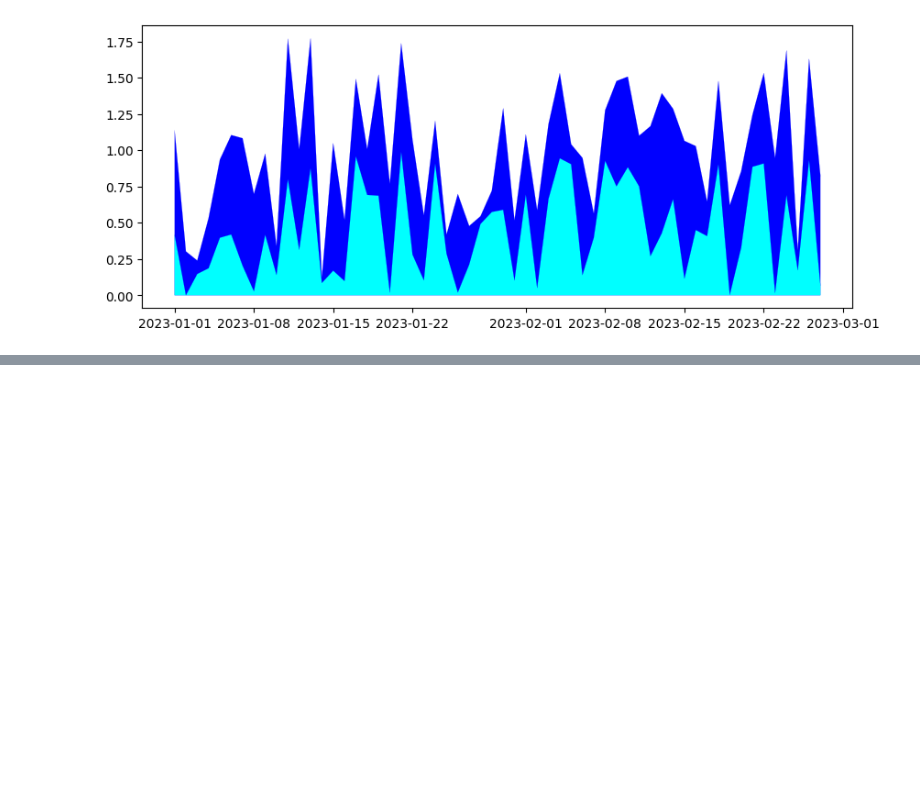
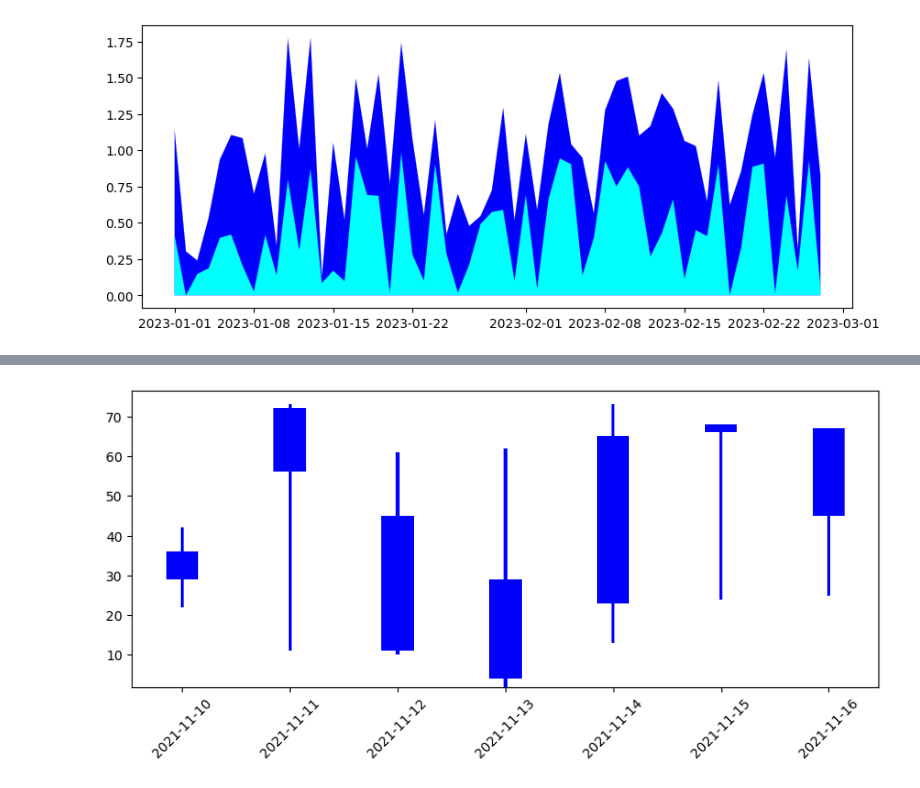
Before and after one commit to kazmierczakP/DataScienceNotebooks, a Jupyter notebook: Visualization.ipynb, the cells around one changed output, grey strips where cells are left out. Cells and saved outputs as stored; diff of their text form; code cells hidden in the pictures; blank space fills up the shorter version.

```diff
--- a/Visualization.ipynb
+++ b/Visualization.ipynb
@@ -739,0 +790,7 @@ plt.fill_between(df.index,df['col1'],df['zero'],where=df['zero']<df['col1'],face
+# %%
+df = pd.DataFrame({'open': [36, 56, 45, 29, 65, 66, 67],
+                             'close': [29, 72, 11, 4, 23, 68, 45],
+                             'high': [42, 73, 61, 62, 73, 68, 67],
+                             'low': [22, 11, 10, 2, 13, 24, 25]},
+                            index=pd.date_range(
+                              "2021-11-10", periods=7, freq="d"))
@@ -739,0 +808,8 @@ plt.fill_between(df.index,df['col1'],df['zero'],where=df['zero']<df['col1'],face
+# %%
+plt.figure(figsize=(10,4))
+color1='blue'
+plt.bar(df.index,df.open-df.close,width=0.3,bottom=df.close,color=color1)
+plt.bar(df.index,df.high-df.low,width=0.03,bottom=df.low,color=color1)
+plt.xticks(rotation=45);
+# %% [output]
+[figure, added]
```
Also changed, not shown: parts of 11 cells of this notebook.
